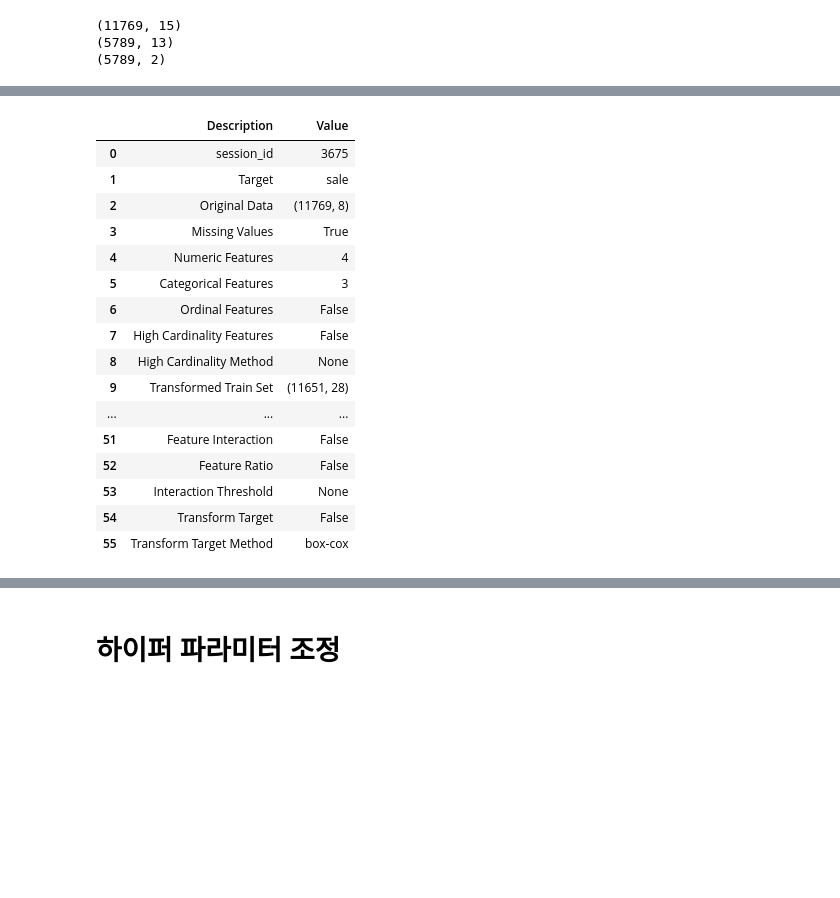
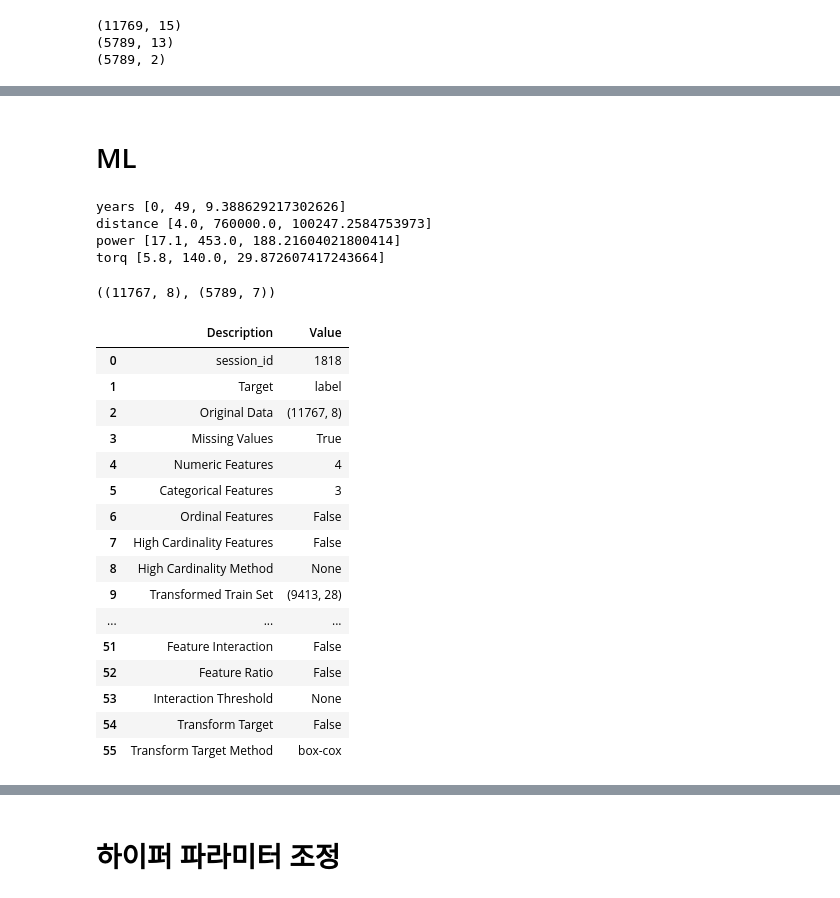
Before and after one commit to yebiny/predictCarCost, a Jupyter notebook: AutoML.ipynb, the cells around one changed output, grey strips where cells are left out. Saved outputs shown, nothing was run; the diff lists cells and outputs as text; code cells hidden in the pictures; blank space fills up the shorter version.

```diff
--- a/AutoML.ipynb
+++ b/AutoML.ipynb
@@ -132,0 +48,39 @@ df.head()
+# %%
+from sklearn.model_selection import train_test_split
+import torch
+from torch import nn, optim
+from torch.utils.data import DataLoader
+from torch.utils.data import TensorDataset
+from tqdm import tqdm
+
+def get_dl_dataset(train_csv, test_csv):
+    train = tf_df(train_csv.drop([11764, 11755], axis=0))
+    test  = tf_df(test_csv, mode='test')
+
+    categoric = ['fuel', 'method', 'engine']
+    train, test = categoric_process(train, test, categoric)
+
+    numeric = ['label', 'years', 'distance','power', 'torq']
+    minmax = get_minmax(train, test, numeric)
+    train, test= numeric_process(train, test, numeric)
+
+    train, test_x = train.to_numpy(), test.to_numpy()
+    train_x, train_y = train[:, 1:], train[:,0]
+
+    train_x = torch.tensor(train_x, dtype=torch.float32)
+    train_y = torch.tensor(train_y, dtype=torch.float32)
+    test_x = torch.tensor(test_x, dtype=torch.float32)
+
+    train_x, valid_x, train_y, valid_y  = train_test_split(train_x, train_y, test_size=0.2, random_state=123)
+
+    return train_x, train_y, valid_x, valid_y, test_x, minmax
+
+def get_ml_dataset(train_csv, test_csv):
+    train = tf_df(train_csv.drop([11764, 11755], axis=0))
+    test  = tf_df(test_csv, mode='test')
+
+    numeric = ['years', 'distance','power', 'torq']
+    minmax = get_minmax(train, test, numeric)
+    train, test= numeric_process(train, test, numeric)
+
+    return train, test, minmax
@@ -133,18 +211,29 @@ df.head()
+# %% [markdown]
+# ML
+# %%
+train, test, minmax = get_ml_dataset(train_csv, test_csv)
+train.shape, test.shape
+# %% [output]
+years [0, 49, 9.388629217302626]
+distance [4.0, 760000.0, 100247.2584753973]
+power [17.1, 453.0, 188.21604021800414]
+torq [5.8, 140.0, 29.872607417243664]
+((11767, 8), (5789, 7))
 # %%
 from pycaret.regression import *
-data = setup(data = df, target = 'sale', train_size=0.99)
+data = setup(data = train, target = 'label', train_size=0.8)
 # %% [output]
 |  | Description | Value |
-| 0 | session_id | 3675 |
-| 1 | Target | sale |
-| 2 | Original Data | (11769, 8) |
+| 0 | session_id | 1818 |
+| 1 | Target | label |
+| 2 | Original Data | (11767, 8) |
 | 3 | Missing Values | True |
 | 4 | Numeric Features | 4 |
 | 5 | Categorical Features | 3 |
 | 6 | Ordinal Features | False |
 | 7 | High Cardinality Features | False |
 | 8 | High Cardinality Method | None |
-| 9 | Transformed Train Set | (11651, 28) |
+| 9 | Transformed Train Set | (9413, 28) |
 | ... | ... | ... |
 | 51 | Feature Interaction | False |
 | 52 | Feature Ratio | False |
```
Also changed, not shown: parts of 46 cells of this notebook, 1 other file.
